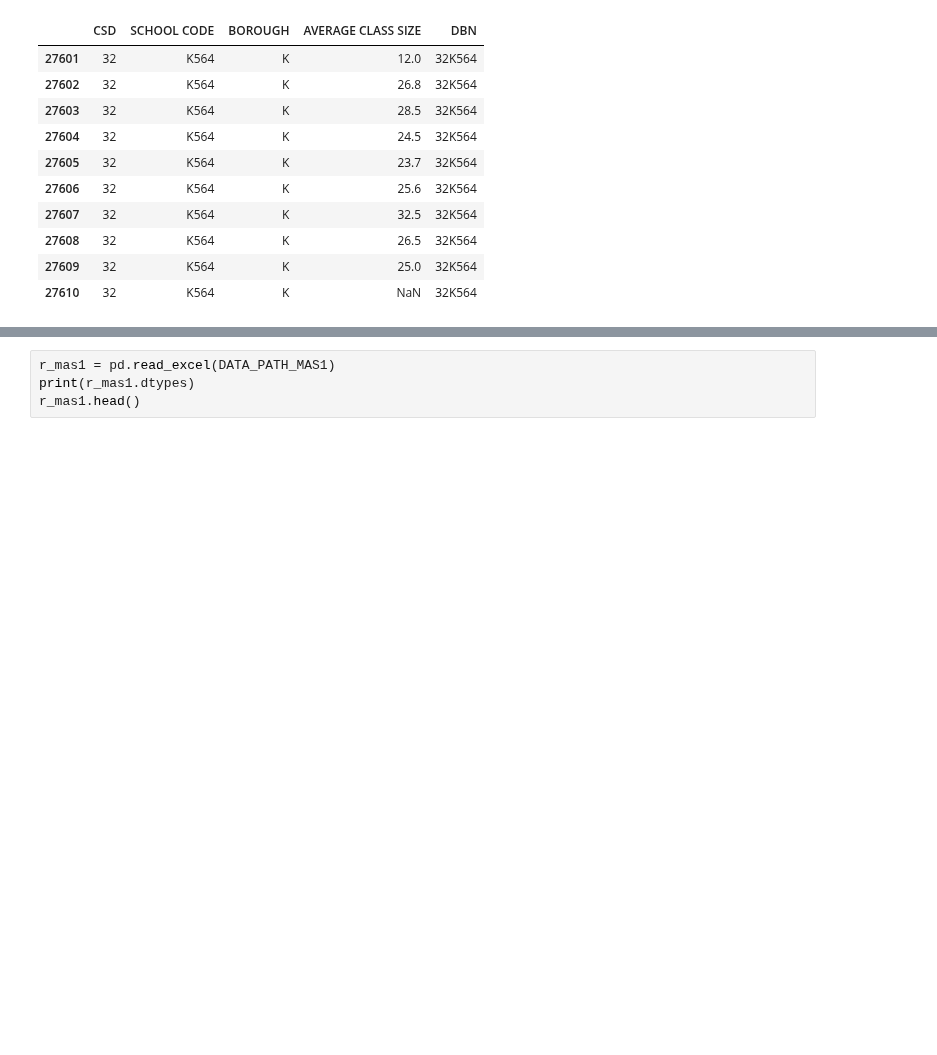
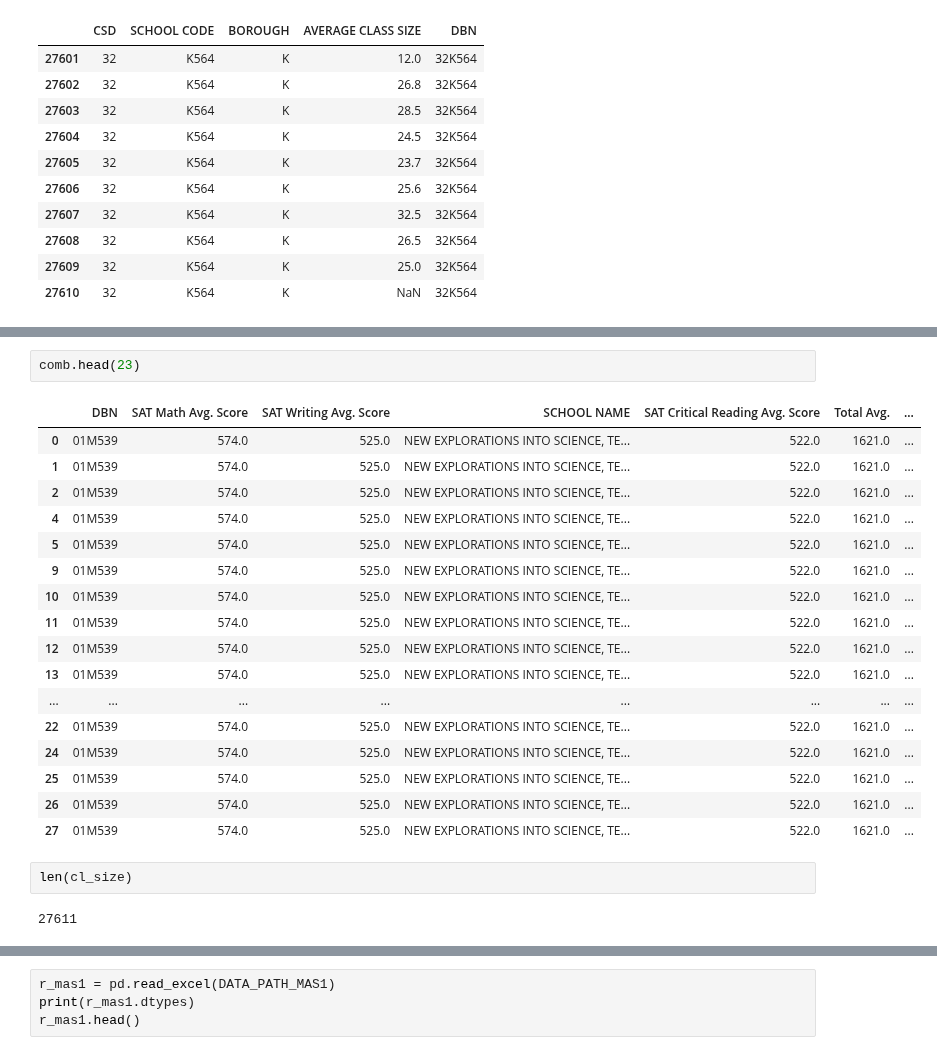
Before and after one commit to ckyko/CSC59970Project, a Jupyter notebook: school_scores.ipynb, the cells around one changed output, grey strips where cells are left out. Saved outputs shown, nothing was run; the diff lists cells and outputs as text; blank space fills up the shorter version.

```diff
--- a/school_scores.ipynb
+++ b/school_scores.ipynb
@@ -311,0 +341,24 @@ comb.head()
+# %%
+comb.head(23)
+# %% [output]
+|  | DBN | SAT Math Avg. Score | SAT Writing Avg. Score | SCHOOL NAME | SAT Critical Reading Avg. Score | Total Avg. | ... |
+| 0 | 01M539 | 574.0 | 525.0 | NEW EXPLORATIONS INTO SCIENCE, TE... | 522.0 | 1621.0 | ... |
+| 1 | 01M539 | 574.0 | 525.0 | NEW EXPLORATIONS INTO SCIENCE, TE... | 522.0 | 1621.0 | ... |
+| 2 | 01M539 | 574.0 | 525.0 | NEW EXPLORATIONS INTO SCIENCE, TE... | 522.0 | 1621.0 | ... |
+| 4 | 01M539 | 574.0 | 525.0 | NEW EXPLORATIONS INTO SCIENCE, TE... | 522.0 | 1621.0 | ... |
+| 5 | 01M539 | 574.0 | 525.0 | NEW EXPLORATIONS INTO SCIENCE, TE... | 522.0 | 1621.0 | ... |
+| 9 | 01M539 | 574.0 | 525.0 | NEW EXPLORATIONS INTO SCIENCE, TE... | 522.0 | 1621.0 | ... |
+| 10 | 01M539 | 574.0 | 525.0 | NEW EXPLORATIONS INTO SCIENCE, TE... | 522.0 | 1621.0 | ... |
+| 11 | 01M539 | 574.0 | 525.0 | NEW EXPLORATIONS INTO SCIENCE, TE... | 522.0 | 1621.0 | ... |
+| 12 | 01M539 | 574.0 | 525.0 | NEW EXPLORATIONS INTO SCIENCE, TE... | 522.0 | 1621.0 | ... |
+| 13 | 01M539 | 574.0 | 525.0 | NEW EXPLORATIONS INTO SCIENCE, TE... | 522.0 | 1621.0 | ... |
+| ... | ... | ... | ... | ... | ... | ... | ... |
+| 22 | 01M539 | 574.0 | 525.0 | NEW EXPLORATIONS INTO SCIENCE, TE... | 522.0 | 1621.0 | ... |
+| 24 | 01M539 | 574.0 | 525.0 | NEW EXPLORATIONS INTO SCIENCE, TE... | 522.0 | 1621.0 | ... |
+| 25 | 01M539 | 574.0 | 525.0 | NEW EXPLORATIONS INTO SCIENCE, TE... | 522.0 | 1621.0 | ... |
+| 26 | 01M539 | 574.0 | 525.0 | NEW EXPLORATIONS INTO SCIENCE, TE... | 522.0 | 1621.0 | ... |
+| 27 | 01M539 | 574.0 | 525.0 | NEW EXPLORATIONS INTO SCIENCE, TE... | 522.0 | 1621.0 | ... |
+# %%
+len(cl_size)
+# %% [output]
+27611
```
Also changed, not shown: parts of 11 cells of this notebook.
